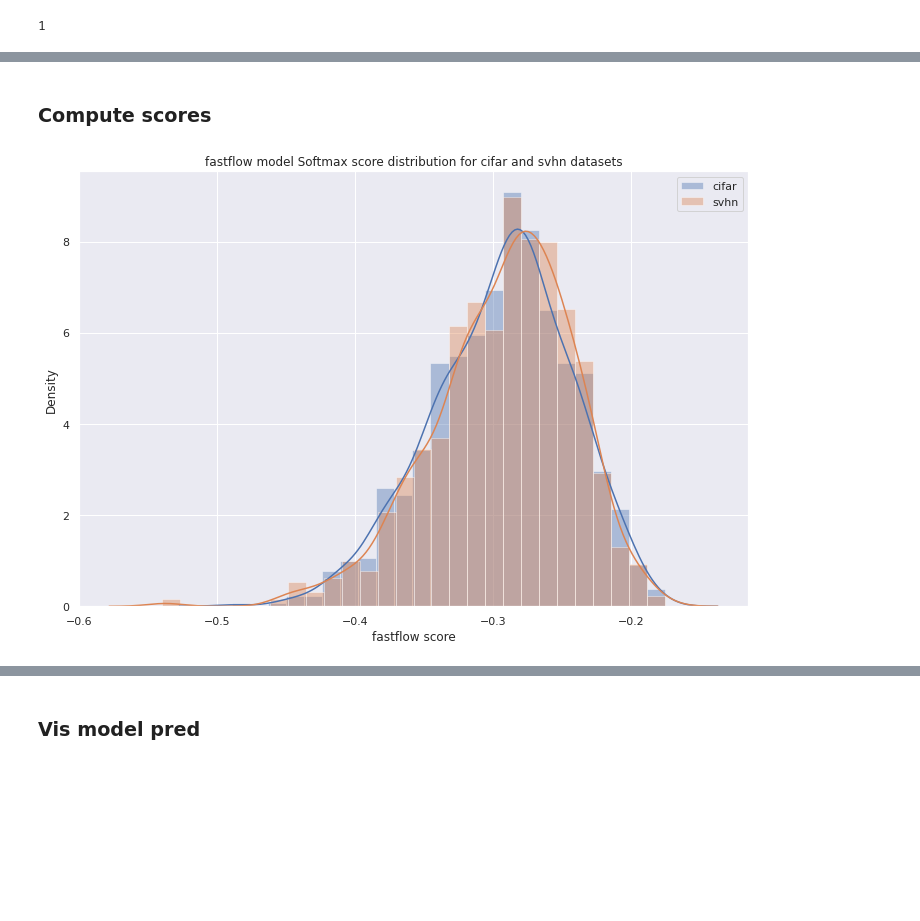
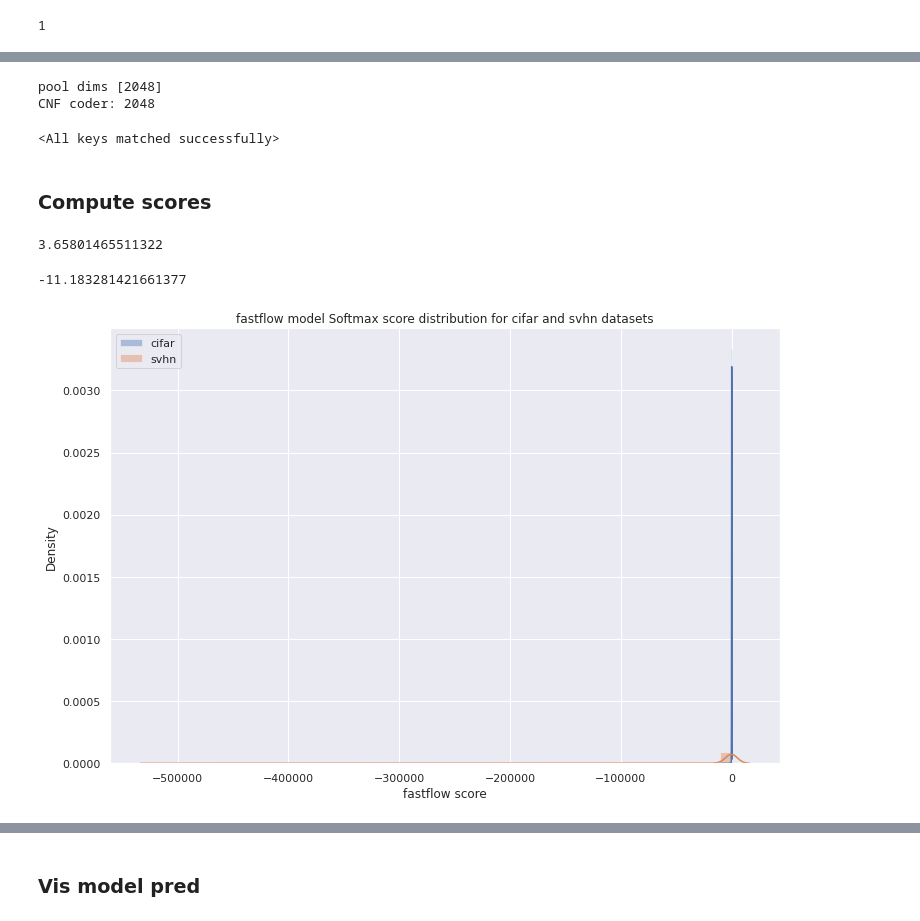
Before and after one commit to Leonid-Erlygin/ood, a Jupyter notebook: fastflow/run_train_eval.ipynb, the cells around one changed output, grey strips where cells are left out. Drawn from its saved outputs; the diff is of its cells as text; code cells hidden in the pictures; blank space fills up the shorter version.

```diff
--- a/fastflow/run_train_eval.ipynb
+++ b/fastflow/run_train_eval.ipynb
@@ -89,14 +82,22 @@ CNF coder: 2048
+# %%
+model = get_model(config).to(device)
+model.load_state_dict(torch.load('/workspaces/ood/anomalib/results/fastflow/mvtec/ood/weights/model.ckpt')['state_dict'])
+# %% [output]
+pool dims [2048]
+CNF coder: 2048
+<All keys matched successfully>
 # %% [markdown]
 ### Compute scores
 # %%
 in_anomaly_scores = []
 out_anomaly_scores = []
+model.eval()
 for sample_idx in tqdm(range(len(test_data))):
     sample = test_data[sample_idx]
     image = torch.unsqueeze(torch.tensor(sample["image"]).float().to(device), dim=0)
     label = sample["label"]
-    out = model(image)
-    anomaly_score = out.detach().cpu().numpy().mean()
+    decoder_log_prob, _ = model(image)
+    anomaly_score = float(decoder_log_prob.detach().cpu().numpy())
     if label == 0:
         in_anomaly_scores.append(anomaly_score)
     else:
@@ -112,18 +105,39 @@ for sample_idx in tqdm(range(len(train_data))):
+# %%
+def trans(a):
+    a = np.array(a)
+    return -a
+
+in_anomaly_scores_a = trans(in_anomaly_scores)
+out_anomaly_scores_a = trans(out_anomaly_scores)
+# %%
+np.median(in_anomaly_scores_a)
+# %% [output]
+3.65801465511322
+# %%
+np.median(out_anomaly_scores_a)
+# %% [output]
+-11.183281421661377
+# %%
+# scores_distr = {
+#     "cifar": -np.log(in_anomaly_scores_a),
+#     "svhn": -np.log(out_anomaly_scores_a),
+# }
+scores_distr = {
+    "cifar": in_anomaly_scores_a,
+    "svhn": out_anomaly_scores_a,
+}
 # %%
 model_name = "fastflow"
-scores_distr = {
-    "cifar": -np.array(in_anomaly_scores),
-    "svhn": -np.array(out_anomaly_scores),
-}
+
 draw_score_distr_plot(
     scores_distr=scores_distr,
     score_type="fastflow",
     model_name=model_name,
     in_data_name="cifar",
     out_data_name="svhn",
 )
 # %% [output]
-[figure, old version]
+[figure, new version]
 # %%
 auroc, aupr, fpr = get_measures(scores_distr["cifar"], scores_distr["svhn"])
 auroc, aupr, fpr = prettify_value((auroc, aupr, fpr), num_round=5, ljust_num=7)
```
Also changed, not shown: parts of 6 cells of this notebook, 4 other files.
